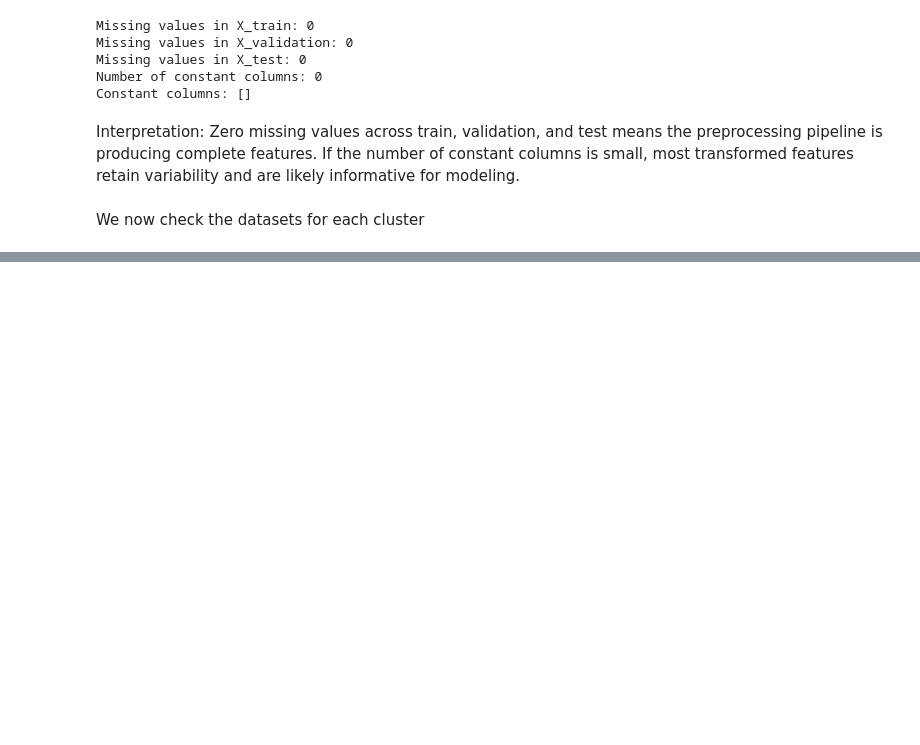
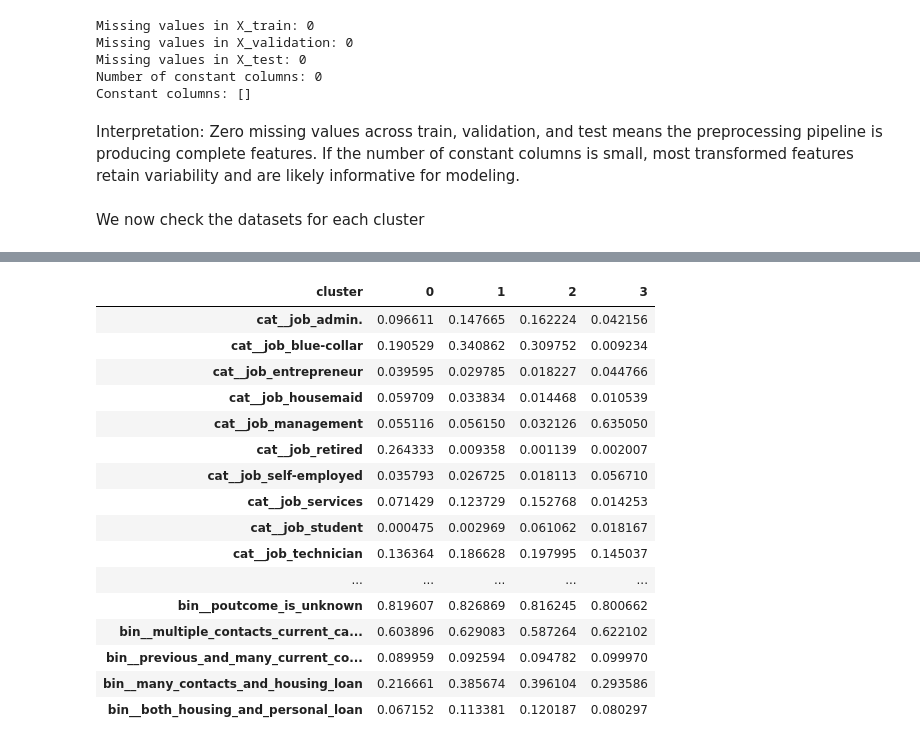
Before and after one commit to tonantzin-real/IDS_705_final_project, a Jupyter notebook: 02_preprocessing.ipynb, the cells around one changed output, grey strips where cells are left out. Saved outputs shown, nothing was run; the diff lists cells and outputs as text; code cells hidden in the pictures; blank space fills up the shorter version.

```diff
--- a/02_preprocessing.ipynb
+++ b/02_preprocessing.ipynb
@@ -1485,3 +1485,27 @@ X head:
 | 8 | 0.0 | 0.0 | 0.0 | 0.0 | 0.0 | ... |
 | 9 | 0.0 | 0.0 | 0.0 | 0.0 | 1.0 | ... |
 3 rows × 59 columns
+# %%
+X_with_clusters = X_train_val_pre.copy()
+X_with_clusters["cluster"] = train_labels
+
+cluster_profiles = X_with_clusters.groupby("cluster").mean()
+display(cluster_profiles.T)
+# %% [output]
+| cluster | 0 | 1 | 2 | 3 |
+| cat__job_admin. | 0.096611 | 0.147665 | 0.162224 | 0.042156 |
+| cat__job_blue-collar | 0.190529 | 0.340862 | 0.309752 | 0.009234 |
+| cat__job_entrepreneur | 0.039595 | 0.029785 | 0.018227 | 0.044766 |
+| cat__job_housemaid | 0.059709 | 0.033834 | 0.014468 | 0.010539 |
+| cat__job_management | 0.055116 | 0.056150 | 0.032126 | 0.635050 |
+| cat__job_retired | 0.264333 | 0.009358 | 0.001139 | 0.002007 |
+| cat__job_self-employed | 0.035793 | 0.026725 | 0.018113 | 0.056710 |
+| cat__job_services | 0.071429 | 0.123729 | 0.152768 | 0.014253 |
+| cat__job_student | 0.000475 | 0.002969 | 0.061062 | 0.018167 |
+| cat__job_technician | 0.136364 | 0.186628 | 0.197995 | 0.145037 |
+| ... | ... | ... | ... | ... |
+| bin__poutcome_is_unknown | 0.819607 | 0.826869 | 0.816245 | 0.800662 |
+| bin__multiple_contacts_current_ca... | 0.603896 | 0.629083 | 0.587264 | 0.622102 |
+| bin__previous_and_many_current_co... | 0.089959 | 0.092594 | 0.094782 | 0.099970 |
+| bin__many_contacts_and_housing_loan | 0.216661 | 0.385674 | 0.396104 | 0.293586 |
+| bin__both_housing_and_personal_loan | 0.067152 | 0.113381 | 0.120187 | 0.080297 |
```
Also changed, not shown: parts of 10 cells of this notebook.
